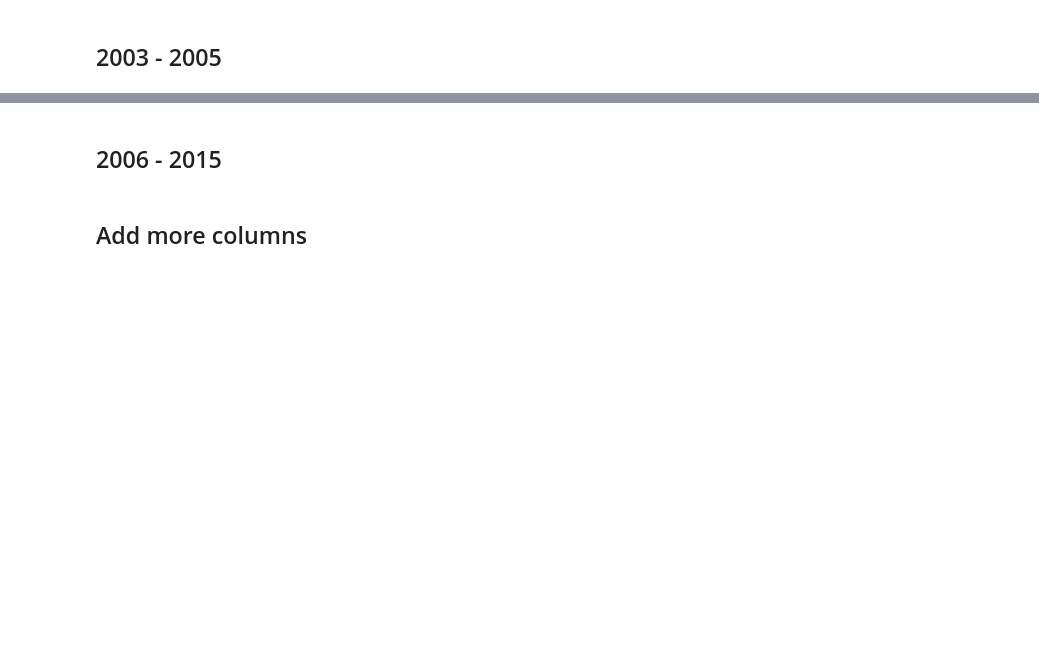
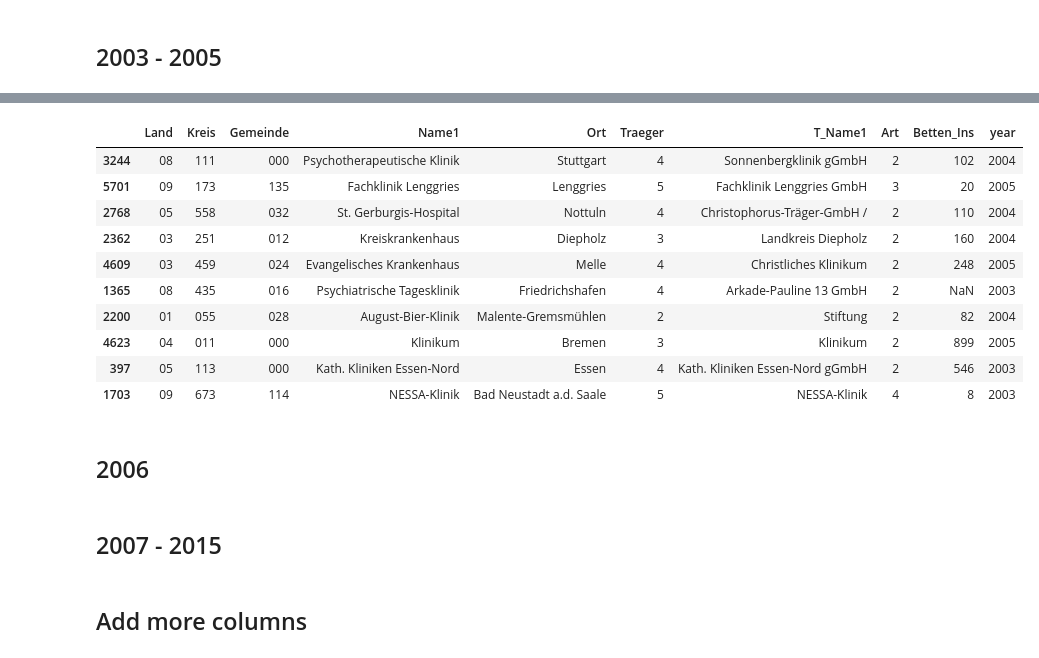
Before and after one commit to christinegotth/ddj-krankenhaus, a Jupyter notebook: get_all_data.ipynb, the cells around one changed output, grey strips where cells are left out. Saved outputs shown, nothing was run; the diff lists cells and outputs as text; code cells hidden in the pictures; blank space fills up the shorter version.

Commit message:
Finish reading all data into one notebook

```diff
--- a/get_all_data.ipynb
+++ b/get_all_data.ipynb
@@ -6,0 +10,3 @@ pd.set_option('display.max_rows', 1862)
+# %%
+def get_numbers_from_filename(filename):
+    return re.search(r'\d+', filename).group(0)
@@ -70,5 +94,10 @@ filenames = [
  'KHV_2004.xls',
  'KHV_2005.xls',]
 # %%
-df_from_each_file = (pd.read_excel(file, 'KHV', dtype='object') for file in filenames)
-df_2003_2005 = pd.concat(df_from_each_file, ignore_index=True)
+# df_from_each_file = (pd.read_excel(file, 'KHV', dtype='object') for file in filenames)
+df_from_each_file = []
+
+for file in filenames:
+    data = pd.read_excel(file, sheet_name=4, dtype='object')
+    data["year"] = get_numbers_from_filename(file)
+    df_from_each_file.append(data)
@@ -75,4 +126,18 @@ df_2003_2005 = pd.concat(df_from_each_file, ignore_index=True)
 # %%
-df_2003_2005 = df_2003_2005[['Land', 'Kreis', 'Gemeinde', 'Name1', 'Ort', 'Traeger', 'T_Name1', 'Art', 'Betten_Ins']]
+df_2003_2005 = df_2003_2005[['Land', 'Kreis', 'Gemeinde', 'Name1', 'Ort', 'Traeger', 'T_Name1', 'Art', 'Betten_Ins', 'year']]
+# %%
+df_2003_2005.sample(10)
+# %% [output]
+|  | Land | Kreis | Gemeinde | Name1 | Ort | Traeger | T_Name1 | Art | Betten_Ins | year |
+| 3244 | 08 | 111 | 000 | Psychotherapeutische Klinik | Stuttgart | 4 | Sonnenbergklinik gGmbH | 2 | 102 | 2004 |
+| 5701 | 09 | 173 | 135 | Fachklinik Lenggries | Lenggries | 5 | Fachklinik Lenggries GmbH | 3 | 20 | 2005 |
+| 2768 | 05 | 558 | 032 | St. Gerburgis-Hospital | Nottuln | 4 | Christophorus-Träger-GmbH / | 2 | 110 | 2004 |
+| 2362 | 03 | 251 | 012 | Kreiskrankenhaus | Diepholz | 3 | Landkreis Diepholz | 2 | 160 | 2004 |
+| 4609 | 03 | 459 | 024 | Evangelisches Krankenhaus | Melle | 4 | Christliches Klinikum | 2 | 248 | 2005 |
+| 1365 | 08 | 435 | 016 | Psychiatrische Tagesklinik | Friedrichshafen | 4 | Arkade-Pauline 13 GmbH | 2 | NaN | 2003 |
+| 2200 | 01 | 055 | 028 | August-Bier-Klinik | Malente-Gremsmühlen | 2 | Stiftung | 2 | 82 | 2004 |
+| 4623 | 04 | 011 | 000 | Klinikum | Bremen | 3 | Klinikum | 2 | 899 | 2005 |
+| 397 | 05 | 113 | 000 | Kath. Kliniken Essen-Nord | Essen | 4 | Kath. Kliniken Essen-Nord gGmbH | 2 | 546 | 2003 |
+| 1703 | 09 | 673 | 114 | NESSA-Klinik | Bad Neustadt a.d. Saale | 5 | NESSA-Klinik | 4 | 8 | 2003 |
 # %% [markdown]
-## 2006 - 2015
+## 2006
@@ -79,2 +148,4 @@ df_2003_2005 = df_2003_2005[['Land', 'Kreis', 'Gemeinde', 'Name1', 'Ort', 'Traeg
+# %% [markdown]
+## 2007 - 2015
 # %%
 filenames =  [
```
Also changed, not shown: parts of 30 cells of this notebook.
